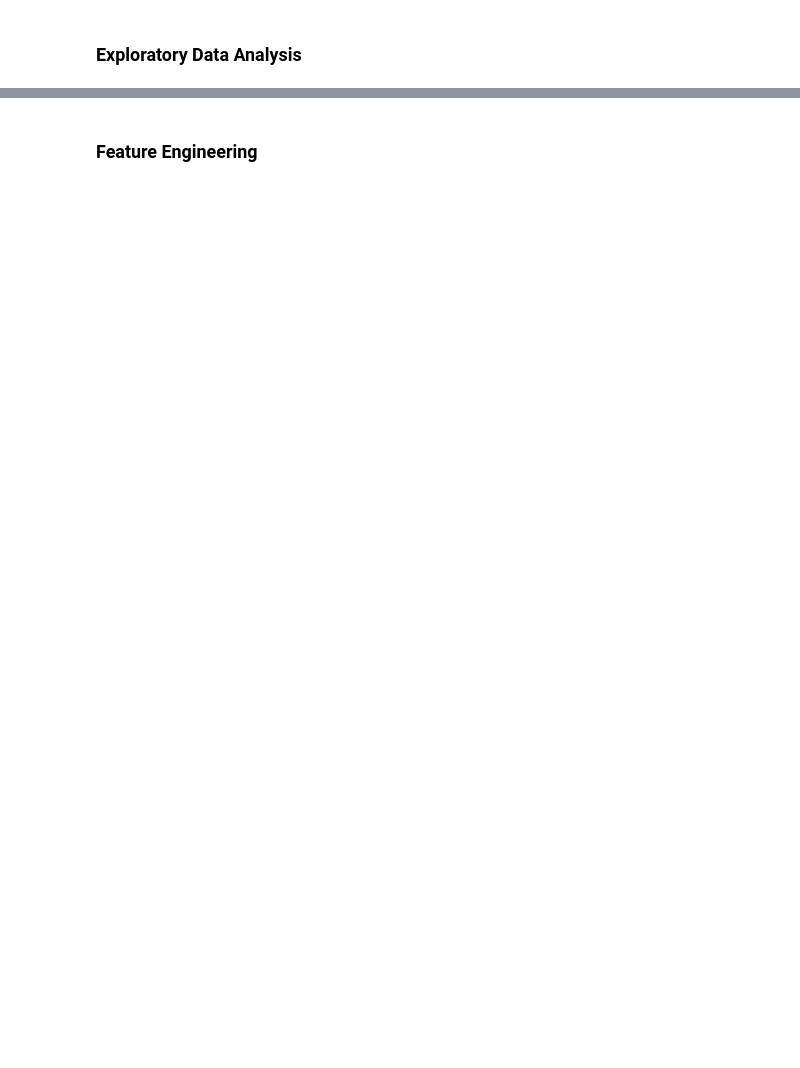
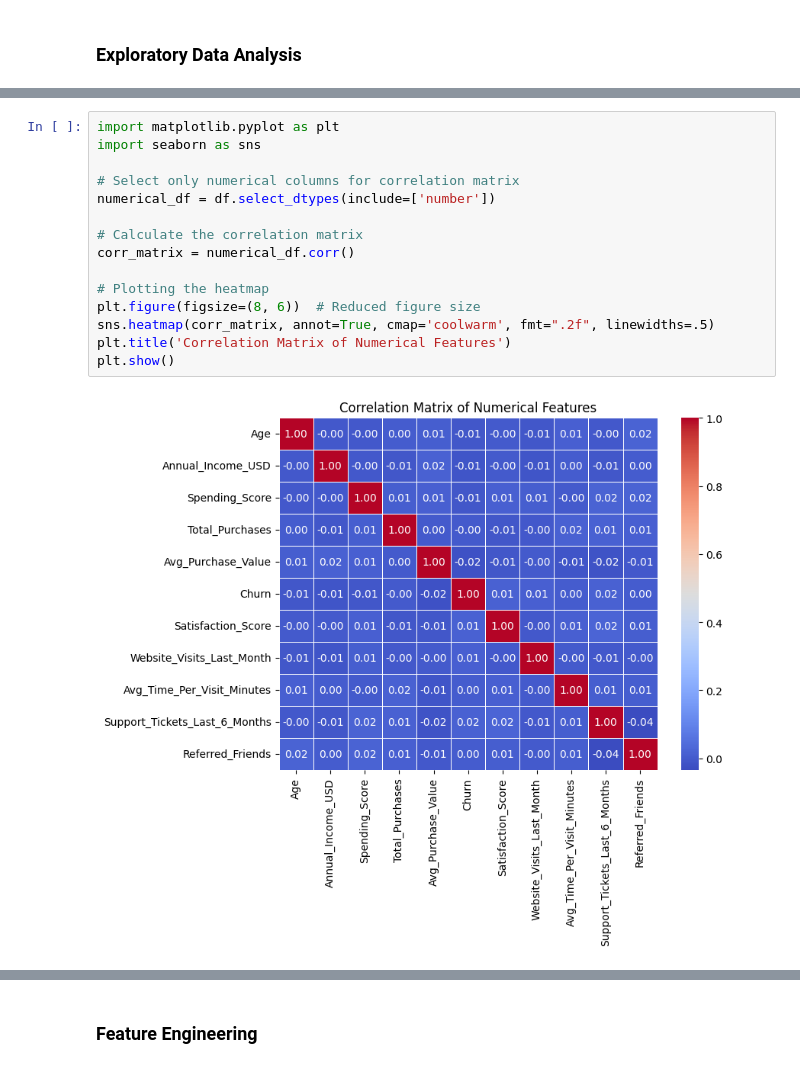
Before and after one commit to Avinash3570/HCL-Hackathon, a Jupyter notebook: HCL_Hackathon.ipynb, the cells around one changed output, grey strips where cells are left out. Saved outputs shown, nothing was run; the diff lists cells and outputs as text; blank space fills up the shorter version.

```diff
--- a/HCL_Hackathon.ipynb
+++ b/HCL_Hackathon.ipynb
@@ -172,0 +223,17 @@ Data after preprocessing:
+# %%
+import matplotlib.pyplot as plt
+import seaborn as sns
+
+# Select only numerical columns for correlation matrix
+numerical_df = df.select_dtypes(include=['number'])
+
+# Calculate the correlation matrix
+corr_matrix = numerical_df.corr()
+
+# Plotting the heatmap
+plt.figure(figsize=(8, 6))  # Reduced figure size
+sns.heatmap(corr_matrix, annot=True, cmap='coolwarm', fmt=".2f", linewidths=.5)
+plt.title('Correlation Matrix of Numerical Features')
+plt.show()
+# %% [output]
+[figure, added]
```
Also changed, not shown: parts of 14 cells of this notebook.
